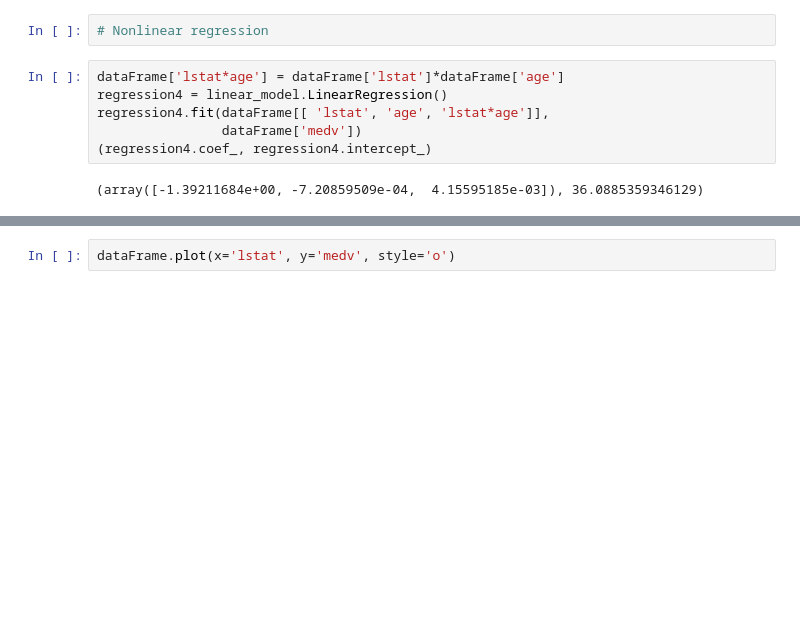
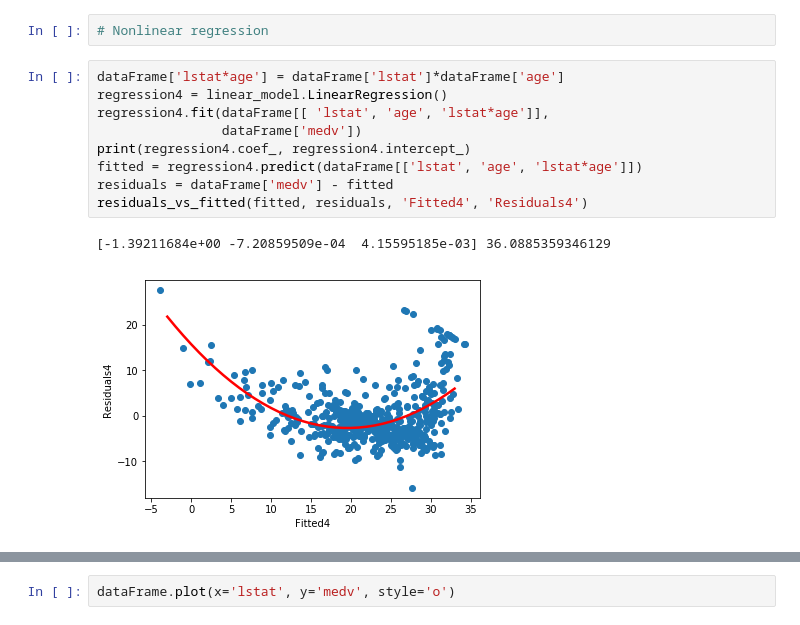
Before and after one commit to sidens1996/AnIntroductionToStatisticalLearning, a Jupyter notebook: ch3 linear regression/ch3.ipynb, the cells around one changed output, grey strips where cells are left out. Cells and saved outputs as stored; diff of their text form; blank space fills up the shorter version.

```diff
--- a/ch3 linear regression/ch3.ipynb
+++ b/ch3 linear regression/ch3.ipynb
@@ -156,11 +156,15 @@ residuals_vs_fitted(fitted, residuals, 'Fitted', 'Std.Residuals')
 # %%
 dataFrame['lstat*age'] = dataFrame['lstat']*dataFrame['age']
 regression4 = linear_model.LinearRegression()
 regression4.fit(dataFrame[[ 'lstat', 'age', 'lstat*age']],
                 dataFrame['medv'])
-(regression4.coef_, regression4.intercept_)
+print(regression4.coef_, regression4.intercept_)
+fitted = regression4.predict(dataFrame[['lstat', 'age', 'lstat*age']])
+residuals = dataFrame['medv'] - fitted
+residuals_vs_fitted(fitted, residuals, 'Fitted4', 'Residuals4')
 # %% [output]
-(array([-1.39211684e+00, -7.20859509e-04,  4.15595185e-03]), 36.0885359346129)
+[-1.39211684e+00 -7.20859509e-04  4.15595185e-03] 36.0885359346129
+[figure, added]
 # %%
 ols2 = sm.OLS(dataFrame['medv'], sm.add_constant(dataFrame[['lstat', 'age', 'lstat*age']])).fit()
 ols2.summary()
```
Also changed, not shown: parts of 9 cells of this notebook, 1 other file.
